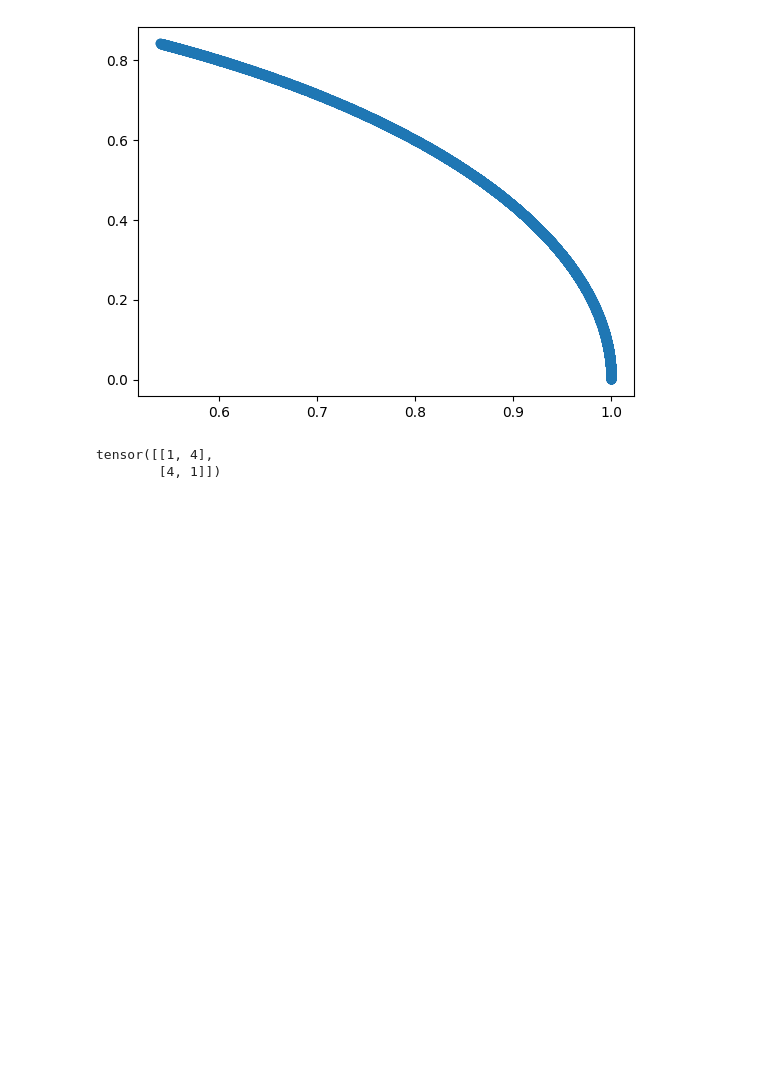
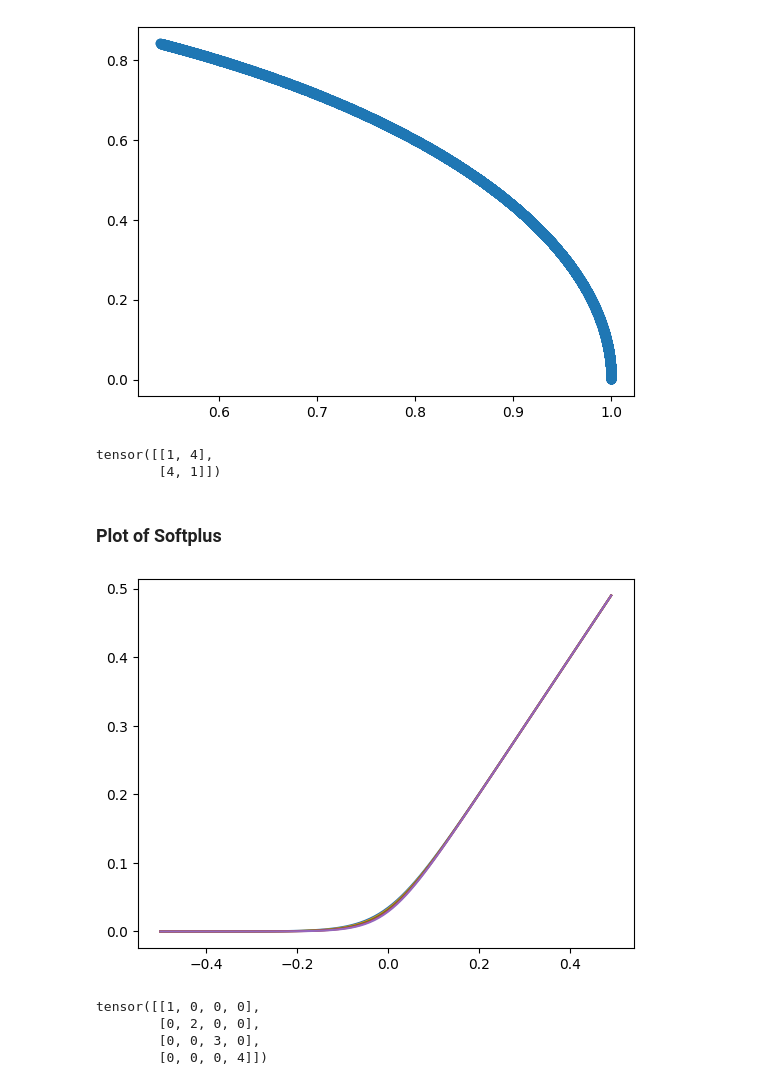
Before and after one commit to Eortvald/bsc-thesis, a Jupyter notebook: src/utils/atrithmic_checks.ipynb, the cells around one changed output. Drawn from its saved outputs; the diff is of its cells as text; code cells hidden in the pictures; blank space fills up the shorter version.

Commit message:
notebook plots 1.0

```diff
--- a/src/utils/atrithmic_checks.ipynb
+++ b/src/utils/atrithmic_checks.ipynb
@@ -413,3 +413,25 @@ torch.tensor([[1,4],[4,1]])
 # %% [output]
 tensor([[1, 4],
         [4, 1]])
+# %% [markdown]
+### Plot of Softplus
+# %%
+def softplus(x, beta):
+    return 1/beta * np.log(1 + np.exp(beta * x))
+# %%
+a = np.arange(-0.5,0.5,0.01)
+
+betas = np.arange(20,25)
+for beta in betas:
+    a_plus = softplus(a,beta=beta)
+
+    plt.plot(a,a_plus)
+# %% [output]
+[figure, added]
+# %%
+torch.diagflat(torch.tensor([1,2,3,4]))
+# %% [output]
+tensor([[1, 0, 0, 0],
+        [0, 2, 0, 0],
+        [0, 0, 3, 0],
+        [0, 0, 0, 4]])
```
Also changed, not shown: 8 other files.
